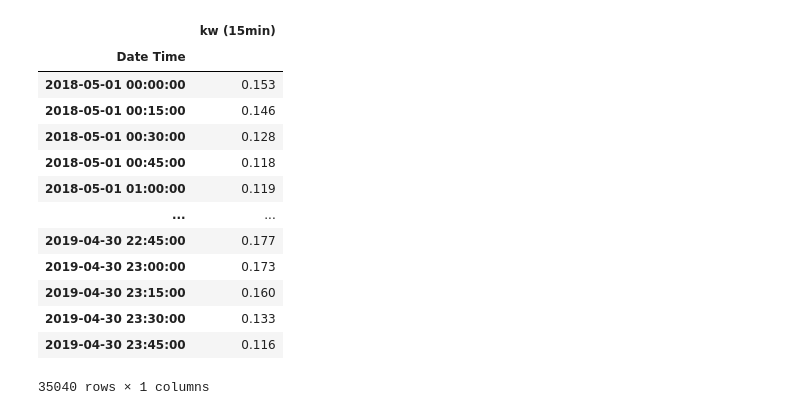
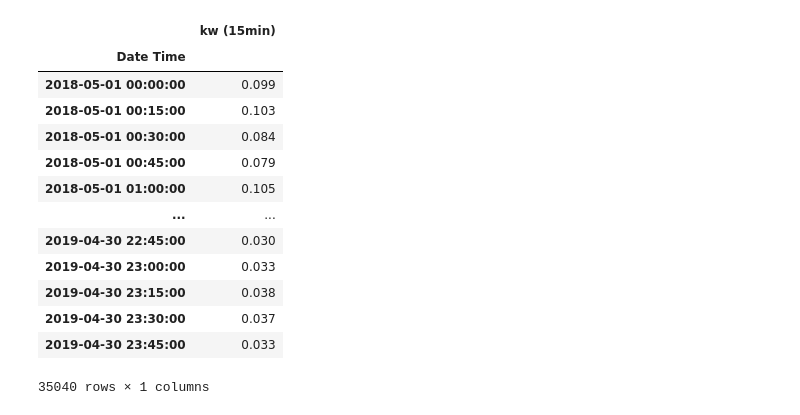
Before and after one commit to formegusto/study-timeseriesforecasting, a Jupyter notebook: Time Series Forecasting 정리 (TensorFlow Document).ipynb, the cells around one changed output. Drawn from its saved outputs; the diff is of its cells as text; code cells hidden in the pictures.

```diff
--- a/Time Series Forecasting 정리 (TensorFlow Document).ipynb
+++ b/Time Series Forecasting 정리 (TensorFlow Document).ipynb
@@ -181,39 +181,39 @@ def compile_and_fit(model, window, patience=2):
   return history
 # %%
 # DB Config
-uid = "아파트1-103-1104"
+uid = "아파트4-103-106"
 
 # TimeSlot In
 hh_db_datas = household_col.find_one({"uid": uid})
 hh_db_datas
 
 hh_datas = pd.DataFrame(columns=['Date Time','kw (15min)'])
 timeslot = hh_db_datas['timeslot']
 
 wt_db_datas = weather_col.find()
 wt_datas = pd.DataFrame()
 
 hh_datas['kw (15min)'] = [ts['power'] for ts in timeslot]
 hh_datas['Date Time'] = [ts['time'] for ts in timeslot]
 
 date_time = pd.to_datetime(hh_datas.pop('Date Time'), format="%Y-%m-%d T%H:%M Z")
 
 hh_datas.index = date_time
 hh_datas
 # %% [output]
 |  | kw (15min) |
 | Date Time |  |
-| 2018-05-01 00:00:00 | 0.153 |
-| 2018-05-01 00:15:00 | 0.146 |
-| 2018-05-01 00:30:00 | 0.128 |
-| 2018-05-01 00:45:00 | 0.118 |
-| 2018-05-01 01:00:00 | 0.119 |
+| 2018-05-01 00:00:00 | 0.099 |
+| 2018-05-01 00:15:00 | 0.103 |
+| 2018-05-01 00:30:00 | 0.084 |
+| 2018-05-01 00:45:00 | 0.079 |
+| 2018-05-01 01:00:00 | 0.105 |
 | ... | ... |
-| 2019-04-30 22:45:00 | 0.177 |
-| 2019-04-30 23:00:00 | 0.173 |
-| 2019-04-30 23:15:00 | 0.160 |
-| 2019-04-30 23:30:00 | 0.133 |
-| 2019-04-30 23:45:00 | 0.116 |
+| 2019-04-30 22:45:00 | 0.030 |
+| 2019-04-30 23:00:00 | 0.033 |
+| 2019-04-30 23:15:00 | 0.038 |
+| 2019-04-30 23:30:00 | 0.037 |
+| 2019-04-30 23:45:00 | 0.033 |
 35040 rows × 1 columns
 # %%
 # Split Data Code
```
Also changed, not shown: parts of 22 cells of this notebook, 4 other files.
